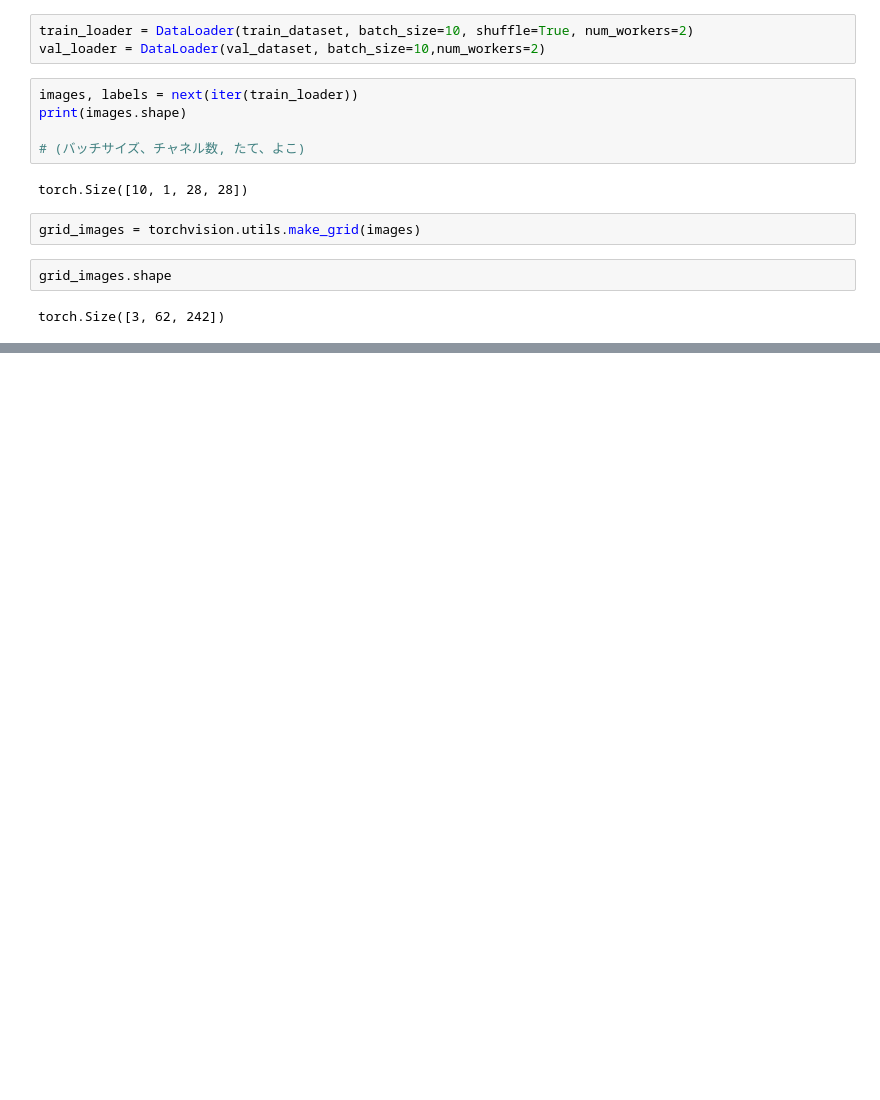
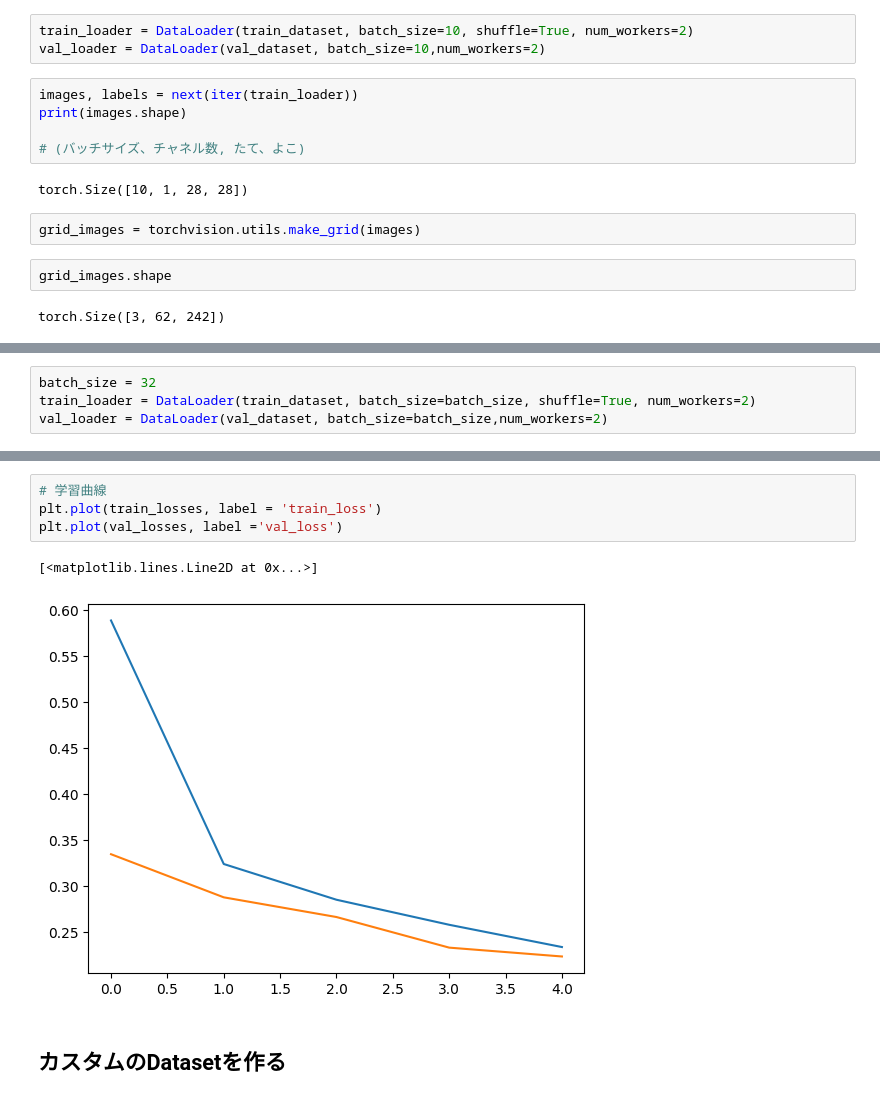
Before and after one commit to yunozon/deeplearing-study-kame, a Jupyter notebook: work/section11_dataset.ipynb, the cells around one changed output, grey strips where cells are left out. Drawn from its saved outputs; the diff is of its cells as text; blank space fills up the shorter version.

```diff
--- a/work/section11_dataset.ipynb
+++ b/work/section11_dataset.ipynb
@@ -167,0 +177,4 @@ tensor([6, 9, 8, 6, 0, 3, 6, 8, 7, 3])
+# %%
+batch_size = 32
+train_loader = DataLoader(train_dataset, batch_size=batch_size, shuffle=True, num_workers=2)
+val_loader = DataLoader(val_dataset, batch_size=batch_size,num_workers=2)
@@ -167,0 +257,9 @@ tensor([6, 9, 8, 6, 0, 3, 6, 8, 7, 3])
+# %%
+# 学習曲線
+plt.plot(train_losses, label = 'train_loss')
+plt.plot(val_losses, label ='val_loss')
+# %% [output]
+[<matplotlib.lines.Line2D at 0x...>]
+[figure, added]
+# %% [markdown]
+## カスタムのDatasetを作る
```
Also changed, not shown: parts of 21 cells of this notebook, 1 other file.
